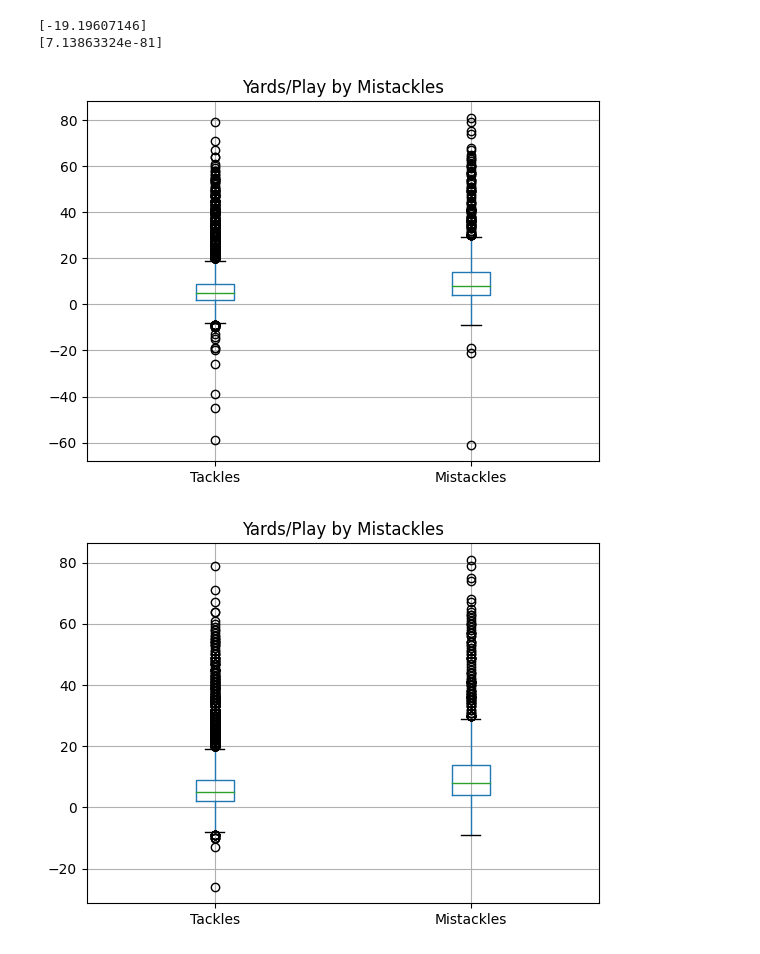
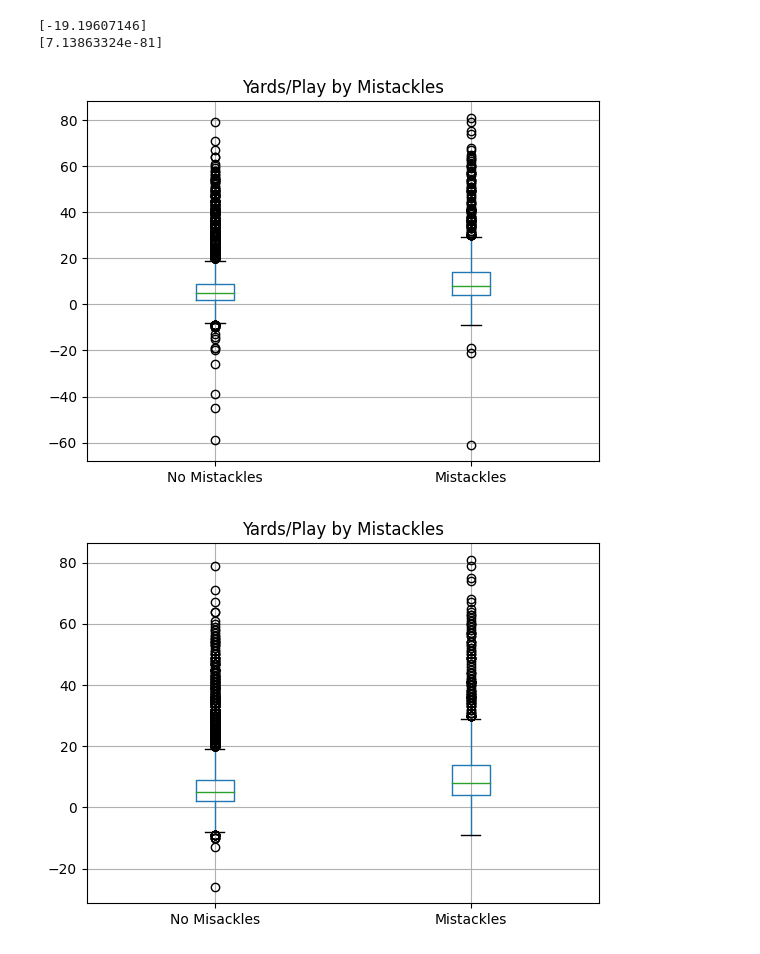
Before and after one commit to mattflaherty97/BDB2024, a Jupyter notebook: 02b_Exploration.ipynb, the cells around one changed output. Saved outputs shown, nothing was run; the diff lists cells and outputs as text; code cells hidden in the pictures.

```diff
--- a/02b_Exploration.ipynb
+++ b/02b_Exploration.ipynb
@@ -149,14 +149,14 @@ print(p_value)
 # %%
 # data = [[avg_result],[avg_mistackle_result]]
 # data
 mistackle_result.boxplot(column = 'playResult',by='mistackle')
 plt.title( 'Yards/Play by Mistackles' )
 plt.suptitle('')
 plt.xlabel('')
-plt.xticks([1,2], ['Tackles', 'Mistackles'])
+plt.xticks([1,2], ['No Mistackles', 'Mistackles'])
 plt.savefig('./mistackles_avg_result.png')
 # %% [output]
-[figure, old version]
+[figure, new version]
 # %%
 # data = [[avg_result],[avg_mistackle_result]]
 # data
@@ -164,7 +164,7 @@ mistackle_no_to_result.boxplot(column = 'playResult',by='mistackle')
 plt.title( 'Yards/Play by Mistackles' )
 plt.suptitle('')
 plt.xlabel('')
-plt.xticks([1,2], ['Tackles', 'Mistackles'])
+plt.xticks([1,2], ['No Misackles', 'Mistackles'])
 plt.savefig('./mistackles_avg_result.png')
 # %% [output]
-[figure, old version]
+[figure, new version]
```
Also changed, not shown: 1 other file.
